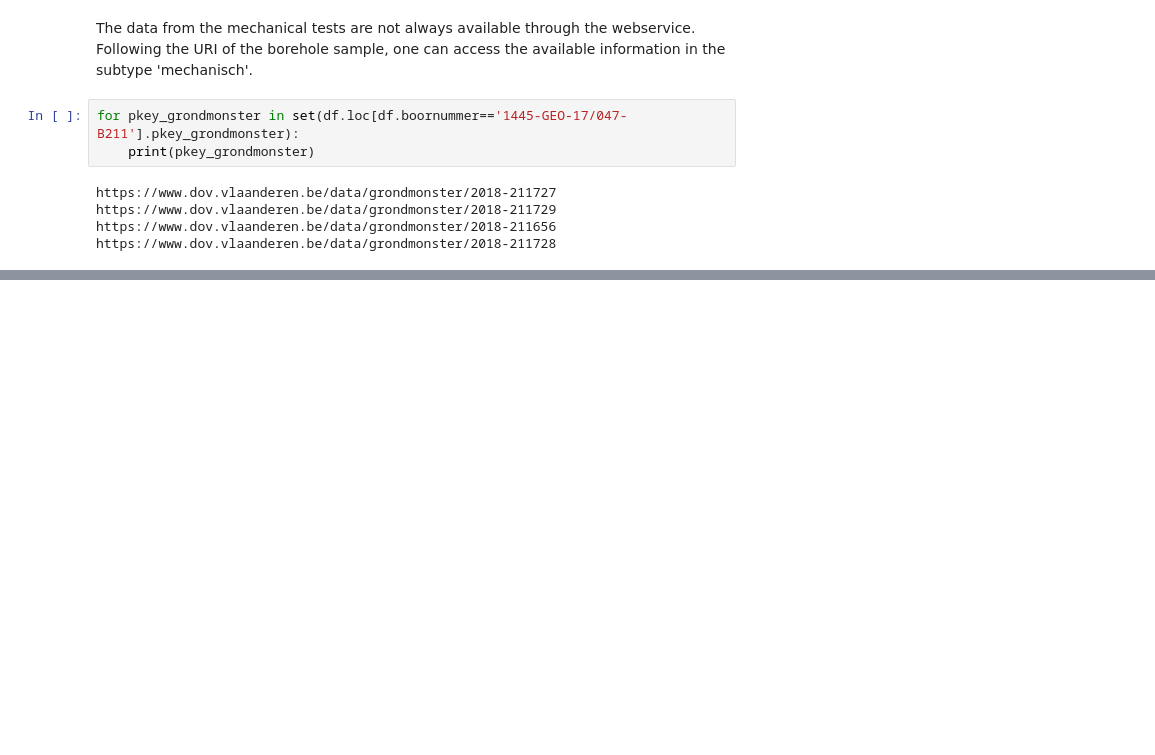
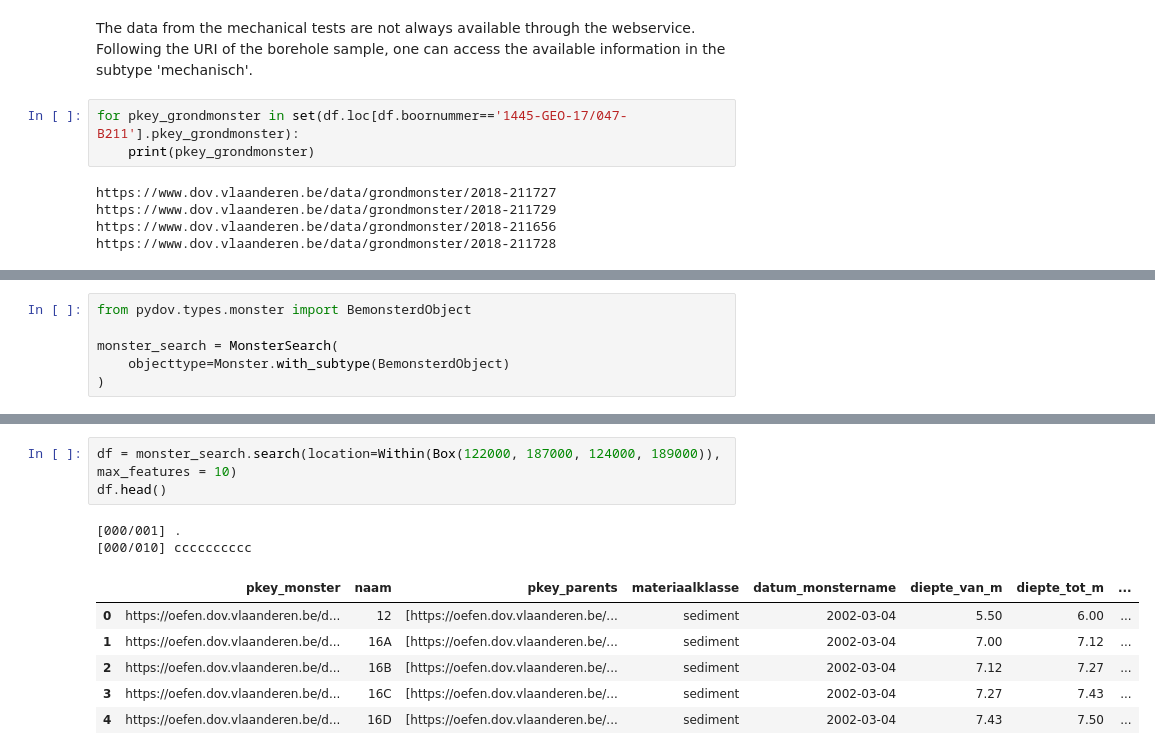
Before and after one commit to DOV-Vlaanderen/pydov, a Jupyter notebook: docs/notebooks/search_monsters.ipynb, the cells around one changed output, grey strips where cells are left out. Saved outputs shown, nothing was run; the diff lists cells and outputs as text; blank space fills up the shorter version.

```diff
--- a/docs/notebooks/search_monsters.ipynb
+++ b/docs/notebooks/search_monsters.ipynb
@@ -298,0 +308,6 @@ fmap
+# %%
+from pydov.types.monster import BemonsterdObject
+
+monster_search = MonsterSearch(
+    objecttype=Monster.with_subtype(BemonsterdObject)
+)
@@ -298,0 +324,12 @@ fmap
+# %%
+df = monster_search.search(location=Within(Box(122000, 187000, 124000, 189000)), max_features = 10)
+df.head()
+# %% [output]
+[000/001] .
+[000/010] cccccccccc
+|  | pkey_monster | naam | pkey_parents | materiaalklasse | datum_monstername | diepte_van_m | diepte_tot_m | ... |
+| 0 | https://oefen.dov.vlaanderen.be/d... | 12 | [https://oefen.dov.vlaanderen.be/... | sediment | 2002-03-04 | 5.50 | 6.00 | ... |
+| 1 | https://oefen.dov.vlaanderen.be/d... | 16A | [https://oefen.dov.vlaanderen.be/... | sediment | 2002-03-04 | 7.00 | 7.12 | ... |
+| 2 | https://oefen.dov.vlaanderen.be/d... | 16B | [https://oefen.dov.vlaanderen.be/... | sediment | 2002-03-04 | 7.12 | 7.27 | ... |
+| 3 | https://oefen.dov.vlaanderen.be/d... | 16C | [https://oefen.dov.vlaanderen.be/... | sediment | 2002-03-04 | 7.27 | 7.43 | ... |
+| 4 | https://oefen.dov.vlaanderen.be/d... | 16D | [https://oefen.dov.vlaanderen.be/... | sediment | 2002-03-04 | 7.43 | 7.50 | ... |
```
Also changed, not shown: parts of 23 cells of this notebook.
